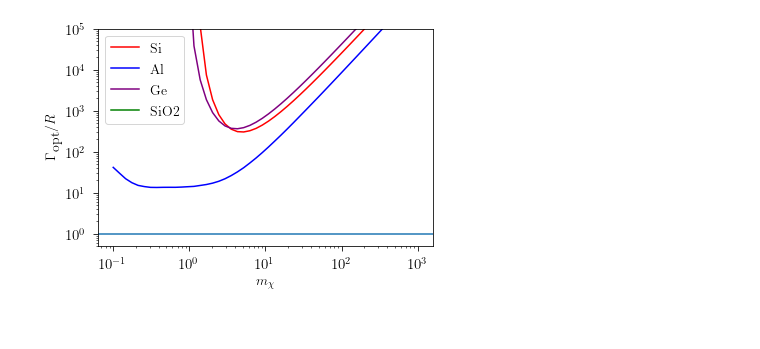
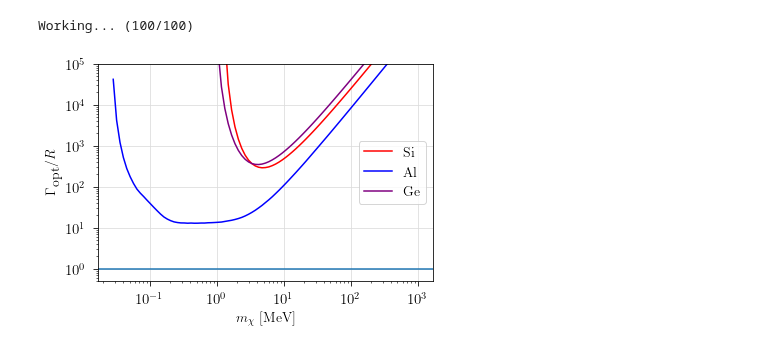
Before and after one commit to QU35T5/DarkELF, a Jupyter notebook: examples/gamma_ratio.ipynb, the cells around one changed output. Cells and saved outputs as stored; diff of their text form; code cells hidden in the pictures; blank space fills up the shorter version.

Commit message:
figures

```diff
--- a/examples/gamma_ratio.ipynb
+++ b/examples/gamma_ratio.ipynb
@@ -159,50 +163,54 @@ plt.grid()
 
 #R_Si = Si.R_electron()
 
-scalar = 916.667
+scalar = 916.667 #g_chi^2*g_e^2/e^2
 
 #Gamma-opt
 def gamma_opt(m_X):
     return 0.68/(4*math.pi)*m_X*v_0/c*scalar
-'''
-mX = np.logspace(5,9,50) #0.01 - 1000 MeV
+
+mX = np.logspace(4,9,100) #0.01 - 1000 MeV
 
 R_Si = []
 R_Al = []
 R_Ge = []
 R_SiO2 = []
 
 step = 0
 for x in mX:
     step = step + 1
     clear_output(wait=True)
     print('Working... (',step,'/',len(mX),')',sep='')
 
     Si.update_params(mX = x,mediator = 'massless')
     Al.update_params(mX = x,mediator = 'massless')
     Ge.update_params(mX = x,mediator = 'massless')
     SiO2.update_params(mX = x,mediator = 'massless')
 
     R_Si.append(gamma_opt(x)/Si.R_electron())
-    R_Al.append(gamma_opt(x)/Al.R_electron(threshold=0.01))
+    R_Al.append(gamma_opt(x)/Al.R_electron(threshold=0.01,withscreening=True))
     R_Ge.append(gamma_opt(x)/Ge.R_electron())
     R_SiO2.append(gamma_opt(x)/SiO2.R_electron())
 
 mX = mX/1e6
-'''
+
 plt.loglog(mX,R_Si,color='red',label='Si')
 plt.loglog(mX,R_Al,color='blue',label='Al')
 plt.loglog(mX,R_Ge,color='purple',label='Ge')
-plt.loglog(mX,R_SiO2,color='green',label='SiO2')
+#plt.loglog(mX,R_SiO2,color='green',label='SiO2')
 plt.axhline(1,0,1e4)
-plt.xlabel(r'$m_\chi$')
+plt.xlabel(r'$m_\chi \textrm{ [MeV]}$')
 plt.ylabel(r'$\Gamma_\textrm{opt}/R$')
 plt.ylim([0.5,1e5])
+
 plt.legend()
+plt.grid(color='gainsboro')
 plt.show
-plt.savefig('R plot.pdf',bbox_inches='tight')
+
+plt.savefig('figures/ratio gamma_opt R Si Al Ge 100.pdf',bbox_inches='tight')
 # %% [output]
+Working... (100/100)
-[figure, old version]
+[figure, new version]
 # %%
 #GAMMA-RAITO - SINGLE MATERIAL
 
```
Also changed, not shown: parts of 2 cells of this notebook, 6 other files.
